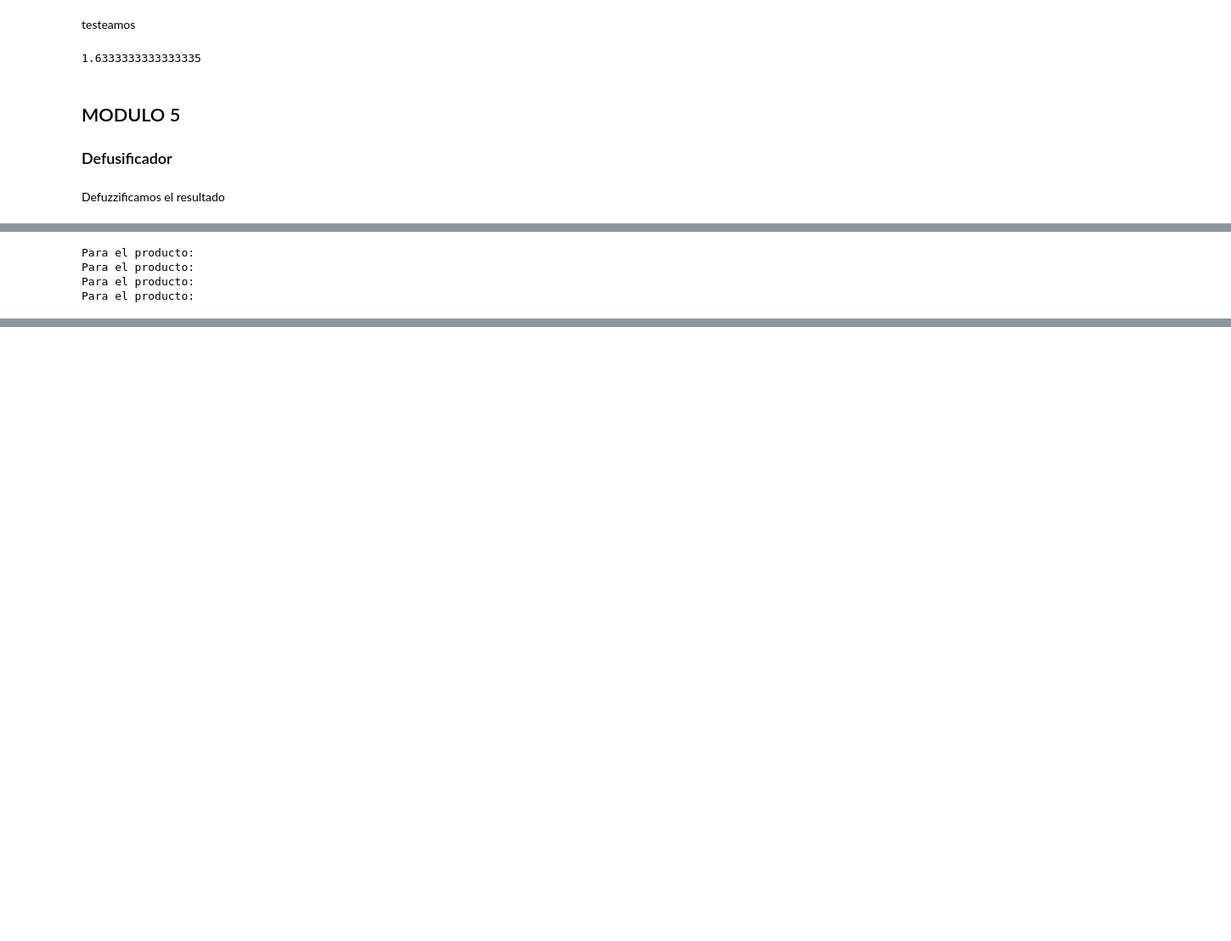
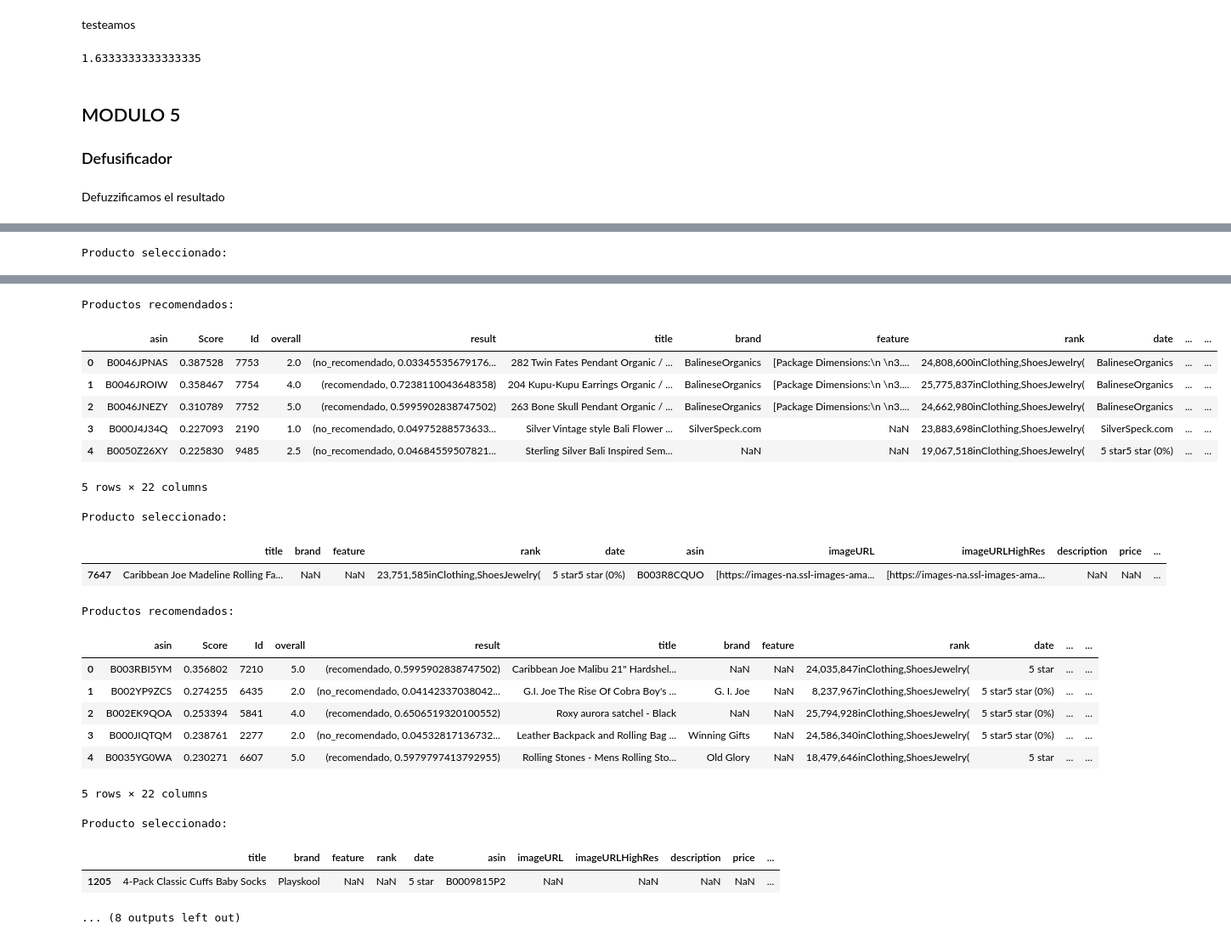
Before and after one commit to EmilioGinzo/fuzzy-recommendation-system-, a Jupyter notebook: analisis.ipynb, the cells around one changed output, grey strips where cells are left out. Shown at 85% size. Drawn from its saved outputs; the diff is of its cells as text; code cells hidden in the pictures; blank space fills up the shorter version.

```diff
--- a/analisis.ipynb
+++ b/analisis.ipynb
@@ -357,13 +357,13 @@ Resultados para conjunto 1: con asin  B0020MC8P6
 Name: result, Length: 9999, dtype: object
 # %%
+from IPython.display import display
+
 for i in range(4):
     producto_encontrado = df_meta_cortado.loc[df_meta_cortado['asin'] == random_asin_valores[i]]
-    print("Para el producto: ")
-    producto_encontrado
+    print("Producto seleccionado: ")
+    display(producto_encontrado)
     resultado_completo = pd.merge(final_results[i], df_meta_cortado, on='asin')
-    resultado_completo
+    print("Productos recomendados:")
+    display(resultado_completo.head(5))
 # %% [output]
-Para el producto:
-Para el producto:
-Para el producto:
-Para el producto:
+Producto seleccionado:
@@ -369,0 +372,23 @@ Para el producto:
+Productos recomendados:
+|  | asin | Score | Id | overall | result | title | brand | feature | rank | date | ... | ... |
+| 0 | B0046JPNAS | 0.387528 | 7753 | 2.0 | (no_recomendado, 0.03345535679176... | 282 Twin Fates Pendant Organic / ... | BalineseOrganics | [Package Dimensions:\n \n3.... | 24,808,600inClothing,ShoesJewelry( | BalineseOrganics | ... | ... |
+| 1 | B0046JROIW | 0.358467 | 7754 | 4.0 | (recomendado, 0.7238110043648358) | 204 Kupu-Kupu Earrings Organic / ... | BalineseOrganics | [Package Dimensions:\n \n3.... | 25,775,837inClothing,ShoesJewelry( | BalineseOrganics | ... | ... |
+| 2 | B0046JNEZY | 0.310789 | 7752 | 5.0 | (recomendado, 0.5995902838747502) | 263 Bone Skull Pendant Organic / ... | BalineseOrganics | [Package Dimensions:\n \n3.... | 24,662,980inClothing,ShoesJewelry( | BalineseOrganics | ... | ... |
+| 3 | B000J4J34Q | 0.227093 | 2190 | 1.0 | (no_recomendado, 0.04975288573633... | Silver Vintage style Bali Flower ... | SilverSpeck.com | NaN | 23,883,698inClothing,ShoesJewelry( | SilverSpeck.com | ... | ... |
+| 4 | B0050Z26XY | 0.225830 | 9485 | 2.5 | (no_recomendado, 0.04684559507821... | Sterling Silver Bali Inspired Sem... | NaN | NaN | 19,067,518inClothing,ShoesJewelry( | 5 star5 star (0%) | ... | ... |
+5 rows × 22 columns
+Producto seleccionado:
+|  | title | brand | feature | rank | date | asin | imageURL | imageURLHighRes | description | price | ... |
+| 7647 | Caribbean Joe Madeline Rolling Fa... | NaN | NaN | 23,751,585inClothing,ShoesJewelry( | 5 star5 star (0%) | B003R8CQUO | [https://images-na.ssl-images-ama... | [https://images-na.ssl-images-ama... | NaN | NaN | ... |
+Productos recomendados:
+|  | asin | Score | Id | overall | result | title | brand | feature | rank | date | ... | ... |
+| 0 | B003RBI5YM | 0.356802 | 7210 | 5.0 | (recomendado, 0.5995902838747502) | Caribbean Joe Malibu 21" Hardshel... | NaN | NaN | 24,035,847inClothing,ShoesJewelry( | 5 star | ... | ... |
+| 1 | B002YP9ZCS | 0.274255 | 6435 | 2.0 | (no_recomendado, 0.04142337038042... | G.I. Joe The Rise Of Cobra Boy's ... | G. I. Joe | NaN | 8,237,967inClothing,ShoesJewelry( | 5 star5 star (0%) | ... | ... |
+| 2 | B002EK9QOA | 0.253394 | 5841 | 4.0 | (recomendado, 0.6506519320100552) | Roxy aurora satchel - Black | NaN | NaN | 25,794,928inClothing,ShoesJewelry( | 5 star5 star (0%) | ... | ... |
+| 3 | B000JIQTQM | 0.238761 | 2277 | 2.0 | (no_recomendado, 0.04532817136732... | Leather Backpack and Rolling Bag ... | Winning Gifts | NaN | 24,586,340inClothing,ShoesJewelry( | 5 star5 star (0%) | ... | ... |
+| 4 | B0035YG0WA | 0.230271 | 6607 | 5.0 | (recomendado, 0.5979797413792955) | Rolling Stones - Mens Rolling Sto... | Old Glory | NaN | 18,479,646inClothing,ShoesJewelry( | 5 star | ... | ... |
+5 rows × 22 columns
+Producto seleccionado:
+|  | title | brand | feature | rank | date | asin | imageURL | imageURLHighRes | description | price | ... |
+| 1205 | 4-Pack Classic Cuffs Baby Socks | Playskool | NaN | NaN | 5 star | B0009815P2 | NaN | NaN | NaN | NaN | ... |
+... (8 outputs left out)
```
Also changed, not shown: parts of 6 cells of this notebook.
